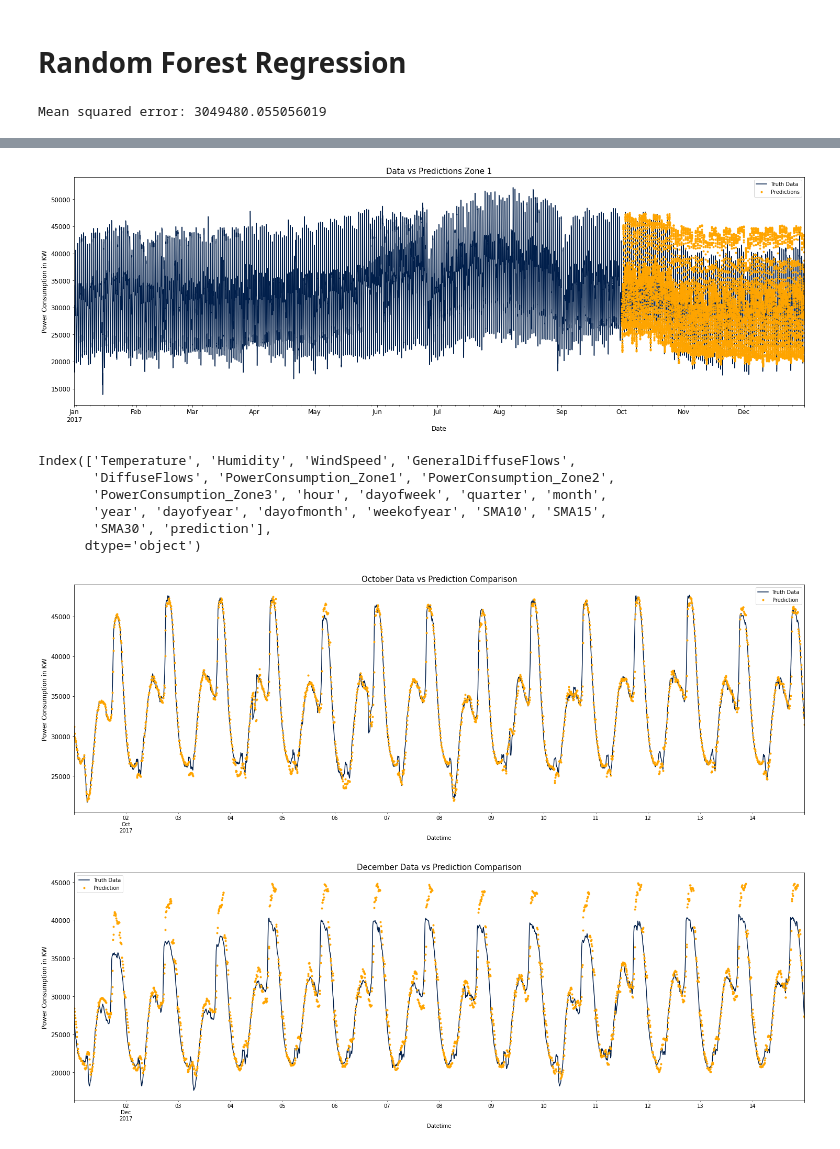
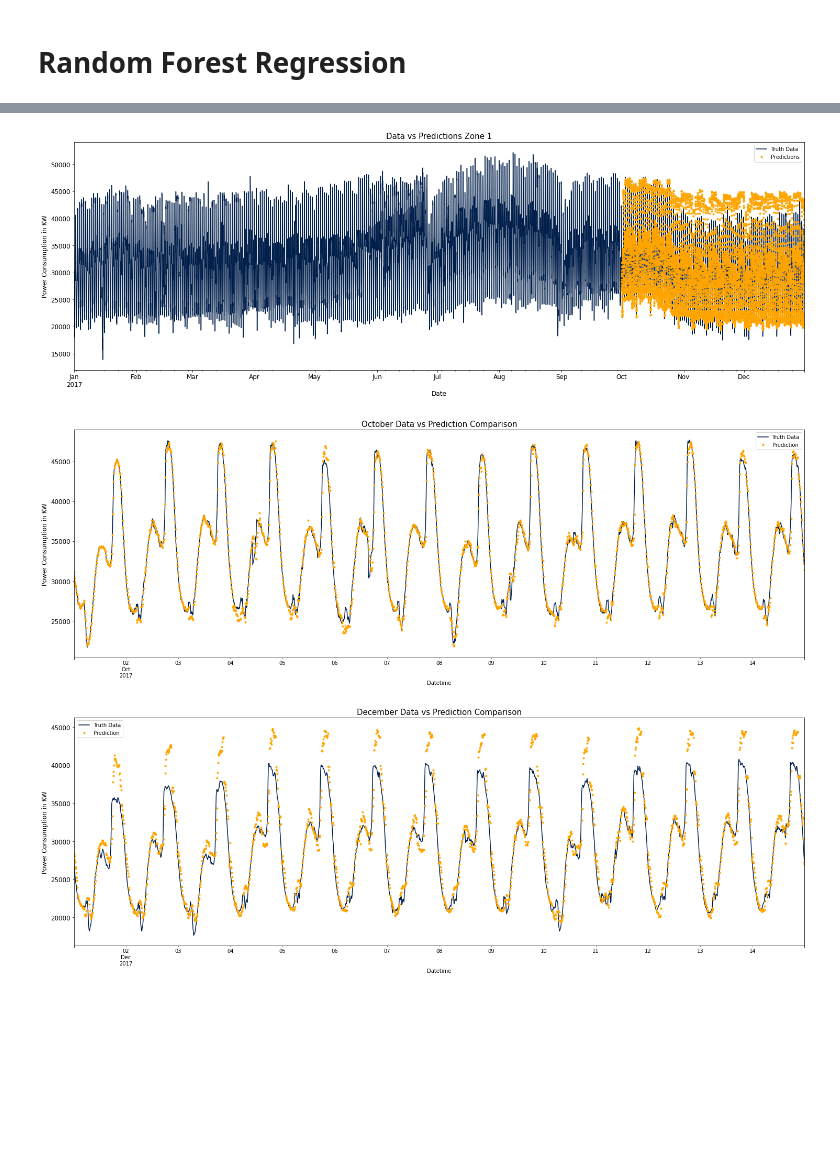
Before and after one commit to thedeveloper2104/NASH_2023_bro_code, a Jupyter notebook: random_forest_regression.ipynb, the cells around one changed output, grey strips where cells are left out. Saved outputs shown, nothing was run; the diff lists cells and outputs as text; code cells hidden in the pictures; blank space fills up the shorter version.

```diff
--- a/random_forest_regression.ipynb
+++ b/random_forest_regression.ipynb
@@ -192,29 +192,27 @@ y_test = df.loc['10-01-2017':, ['PowerConsumption_Zone1']]
 # %%
 from sklearn.ensemble import RandomForestRegressor
 
-X_train_without_na = X_train.fillna(0)
-y_train_without_na = y_train.fillna(0)
+X_train_rf = X_train.copy()
+y_train_rf = y_train.copy()
+X_test_rf = X_test.copy()
+y_test_rf = y_test.copy()
+
+X_train_rf = X_train_rf.fillna(0)
+y_train_rf = y_train_rf.fillna(0)
 
 # Create a random forest regression model with 100 trees
 model_rf = RandomForestRegressor(n_estimators=100)
 
 # Fit the model to the training data
-model_rf.fit(X_train_without_na, y_train_without_na)
+model_rf.fit(X_train_rf, y_train_rf)
 
 # Use the model to make predictions on the testing data
-y_pred = model_rf.predict(X_test)
-
-# Calculate the mean squared error of the predictions
-mse = mean_squared_error(y_test, y_pred)
-
-print(f"Mean squared error: {mse}")
+y_pred_rf = model_rf.predict(X_test_rf)
-# %% [output]
-Mean squared error: 3049480.055056019
 # %%
-y_test['prediction'] = y_pred
-df = df.merge(y_test[['prediction']], how='left', left_index=True, right_index=True)
+y_test_rf['prediction'] = y_pred_rf
+df_rf = df.merge(y_test_rf[['prediction']], how='left', left_index=True, right_index=True)
 
-df.tail()
+df_rf.tail()
 # %% [output]
 |  | Temperature | Humidity | WindSpeed | GeneralDiffuseFlows | DiffuseFlows | PowerConsumption_Zone1 | ... |
 | Datetime |  |  |  |  |  |  | ... |
@@ -224,33 +222,24 @@ df.tail()
 | 2017-12-30 23:40:00 | 6.758 | 73.0 | 0.080 | 0.066 | 0.089 | 28958.17490 | ... |
 | 2017-12-30 23:50:00 | 6.580 | 74.1 | 0.081 | 0.062 | 0.111 | 28349.80989 | ... |
 # %%
-ax = df[['PowerConsumption_Zone1']].plot(figsize=(25, 8), color = "#011f4b")
-y_test['prediction'].plot(ax=ax, style='.', color = "orange")
+ax_rf = df_rf[['PowerConsumption_Zone1']].plot(figsize=(25, 8), color = "#011f4b")
+y_test_rf['prediction'].plot(ax=ax_rf, style='.', color = "orange")
 plt.legend(['Truth Data', 'Predictions'])
 
 plt.title('Data vs Predictions Zone 1', fontsize=15)
 plt.xlabel('Date', fontsize=12)
 plt.ylabel('Power Consumption in KW', fontsize=12)
 plt.xticks(fontsize=12)
 plt.yticks(fontsize=12)
 
 plt.show()
 # %% [output]
-[figure, old version]
+[figure, new version]
-# %%
-df.columns
-# %% [output]
-Index(['Temperature', 'Humidity', 'WindSpeed', 'GeneralDiffuseFlows',
-       'DiffuseFlows', 'PowerConsumption_Zone1', 'PowerConsumption_Zone2',
-       'PowerConsumption_Zone3', 'hour', 'dayofweek', 'quarter', 'month',
-       'year', 'dayofyear', 'dayofmonth', 'weekofyear', 'SMA10', 'SMA15',
-       'SMA30', 'prediction'],
-      dtype='object')
 # %%
 ##Printing October predictions on chart to visually assess accuracy
-ax = df.loc[(df.index > '10-01-2017') & (df.index < '10-15-2017')]['PowerConsumption_Zone1'] \
+ax_rf = df_rf.loc[(df_rf.index > '10-01-2017') & (df_rf.index < '10-15-2017')]['PowerConsumption_Zone1'] \
     .plot(figsize=(25, 8), title='October Data vs Prediction Comparison', color = "#011f4b")
-df.loc[(df.index > '10-01-2017') & (df.index < '10-15-2017')]['prediction'] \
+df_rf.loc[(df_rf.index > '10-01-2017') & (df_rf.index < '10-15-2017')]['prediction'] \
     .plot(style='.', color = "orange")
 
 plt.title('October Data vs Prediction Comparison', fontsize=15)
@@ -261,12 +250,12 @@ plt.legend(['Truth Data','Prediction'])
 
 plt.show()
 # %% [output]
-[figure, old version]
+[figure, new version]
 # %%
 ##Printing December predictions on chart to visually assess accuracy
-ax = df.loc[(df.index > '12-01-2017') & (df.index < '12-15-2017')]['PowerConsumption_Zone1'] \
+ax_rf = df_rf.loc[(df_rf.index > '12-01-2017') & (df_rf.index < '12-15-2017')]['PowerConsumption_Zone1'] \
     .plot(figsize=(25, 8), title='December Data vs Prediction Comparison', color = "#011f4b")
-df.loc[(df.index > '12-01-2017') & (df.index < '12-15-2017')]['prediction'] \
+df_rf.loc[(df_rf.index > '12-01-2017') & (df_rf.index < '12-15-2017')]['prediction'] \
     .plot(style='.', color = "orange")
 
 plt.title('December Data vs Prediction Comparison', fontsize=15)
@@ -277,7 +266,7 @@ plt.legend(['Truth Data','Prediction'])
 
 plt.show()
 # %% [output]
-[figure, old version]
+[figure, new version]
 # %%
 ##Function to calculate regression metrics, evaluating accuracy
 def regression_results(y_true, y_pred):
```
Also changed, not shown: parts of 1 cell of this notebook.
